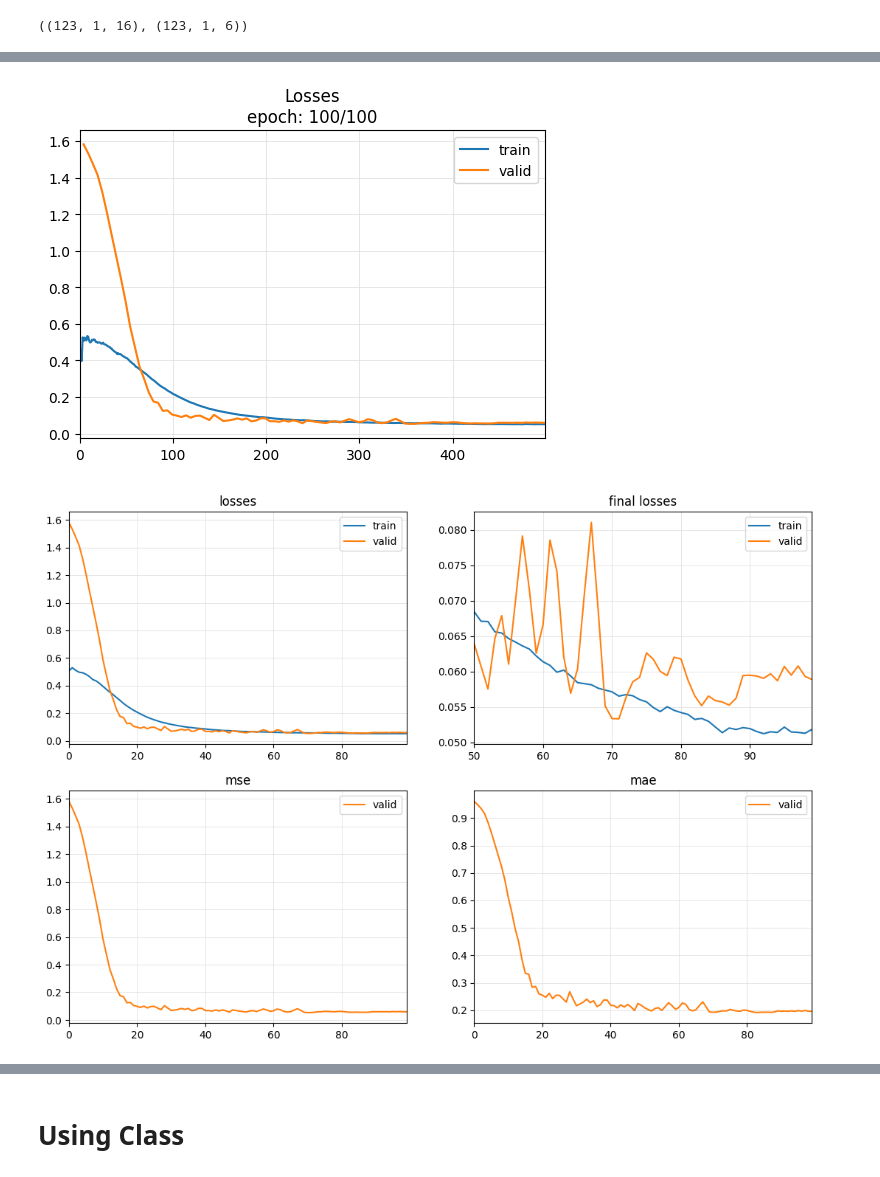
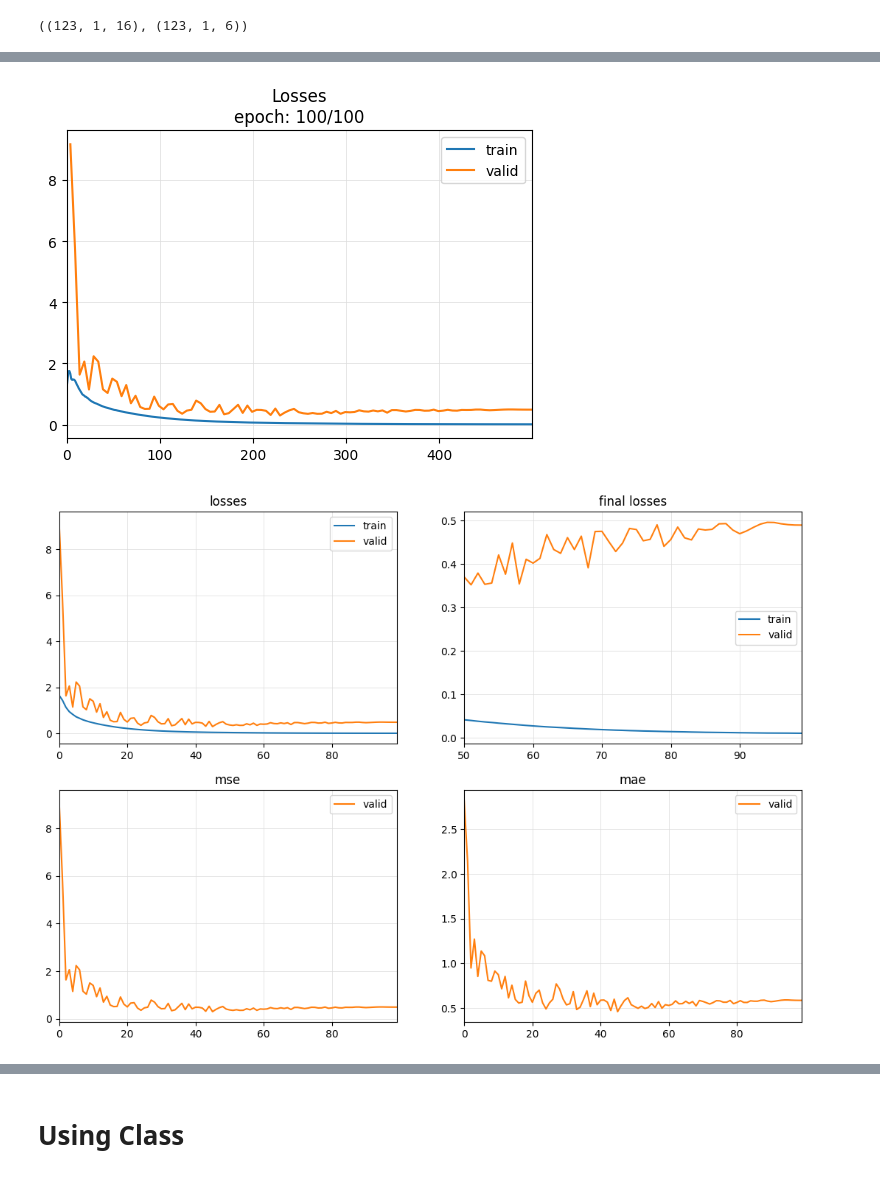
Before and after one commit to ginofft/TimeSeriesAnalysis, a Jupyter notebook: playground.ipynb, the cells around one changed output, grey strips where cells are left out. Cells and saved outputs as stored; diff of their text form; code cells hidden in the pictures.

```diff
--- a/playground.ipynb
+++ b/playground.ipynb
@@ -322,22 +324,22 @@ X.shape, y.shape
 # %% [output]
 ((123, 1, 16), (123, 1, 6))
 # %%
-arch_config = dict(
-    n_layers=3,  # number of encoder layers
-    n_heads=4,  # number of heads
-    d_model=16,  # dimension of model
-    d_ff=128,  # dimension of fully connected network
-    attn_dropout=0.0, # dropout applied to the attention weights
-    dropout=0.3,  # dropout applied to all linear layers in the encoder except q,k&v projections
-    patch_len=12,  # length of the patch applied to the time series to create patches
-    stride=2,  # stride used when creating patches
-    padding_patch=True,  # padding_patch
-)
+# arch_config = dict(
+#     n_layers=3,  # number of encoder layers
+#     n_heads=4,  # number of heads
+#     d_model=16,  # dimension of model
+#     d_ff=128,  # dimension of fully connected network
+#     attn_dropout=0.0, # dropout applied to the attention weights
+#     dropout=0.3,  # dropout applied to all linear layers in the encoder except q,k&v projections
+#     patch_len=12,  # length of the patch applied to the time series to create patches
+#     stride=2,  # stride used when creating patches
+#     padding_patch=True,  # padding_patch
+# )
 
+# learn = TSForecaster(X, y, splits=splits, batch_size=16, path="models", pipelines=[preproc_pipe, scale_pipe],
+#                      arch="PatchTST", arch_config = arch_config, metrics=[mse, mae], cbs=ShowGraph())
 learn = TSForecaster(X, y, splits=splits, batch_size=16, path="models", pipelines=[preproc_pipe, scale_pipe],
-                     arch="PatchTST", arch_config = arch_config, metrics=[mse, mae], cbs=ShowGraph())
-# learn = TSForecaster(X, y, splits=splits, batch_size=16, path="models", pipelines=[preproc_pipe, scale_pipe],
-#                      arch="LSTMPlus", metrics=[mse, mae], cbs=ShowGraph())
+                     arch="LSTMPlus", metrics=[mse, mae], cbs=ShowGraph())
 learn.dls.valid.drop_last = True
 learn.summary()
 # %% [output]
@@ -366,14 +368,17 @@ lr_max = learn.lr_find().valley
 # %%
 modelPath = Path('data/airline')
+# learn = TSForecaster(X, y, splits=splits, batch_size=16, path=modelPath, pipelines=[preproc_pipe, scale_pipe],
+#                      arch="PatchTST", arch_config=arch_config, metrics=[mse, mae], cbs=[ShowGraph()])
+
 learn = TSForecaster(X, y, splits=splits, batch_size=16, path=modelPath, pipelines=[preproc_pipe, scale_pipe],
-                     arch="PatchTST", arch_config=arch_config, metrics=[mse, mae], cbs=[ShowGraph()])
+                     arch="LSTMPlus", metrics=[mse, mae], cbs=ShowGraph())
 
 n_epochs = 100
 learn.fit_one_cycle(n_epochs, lr_max=lr_max)
-learn.export('patchTST.pt')
+learn.export('LSTM.pt')
 # %% [output]
-[figure, old version]
+[figure, new version]
-[figure, old version]
+[figure, new version]
 # %%
 import pandas as pd
 from tsai.basics import *
```
Also changed, not shown: parts of 30 cells of this notebook, 5 other files.
